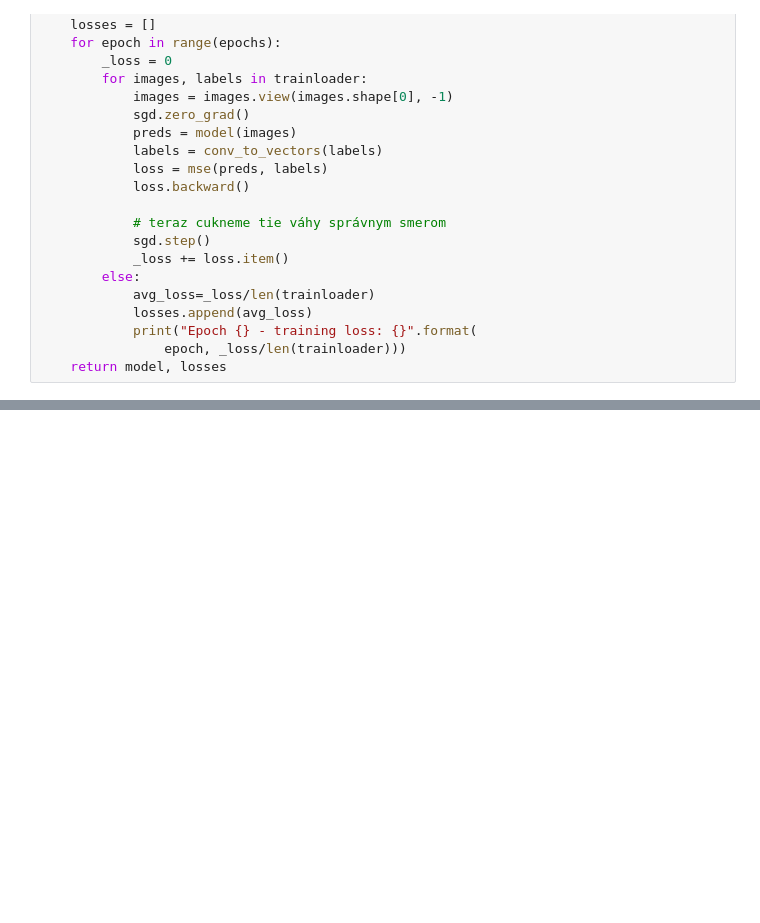
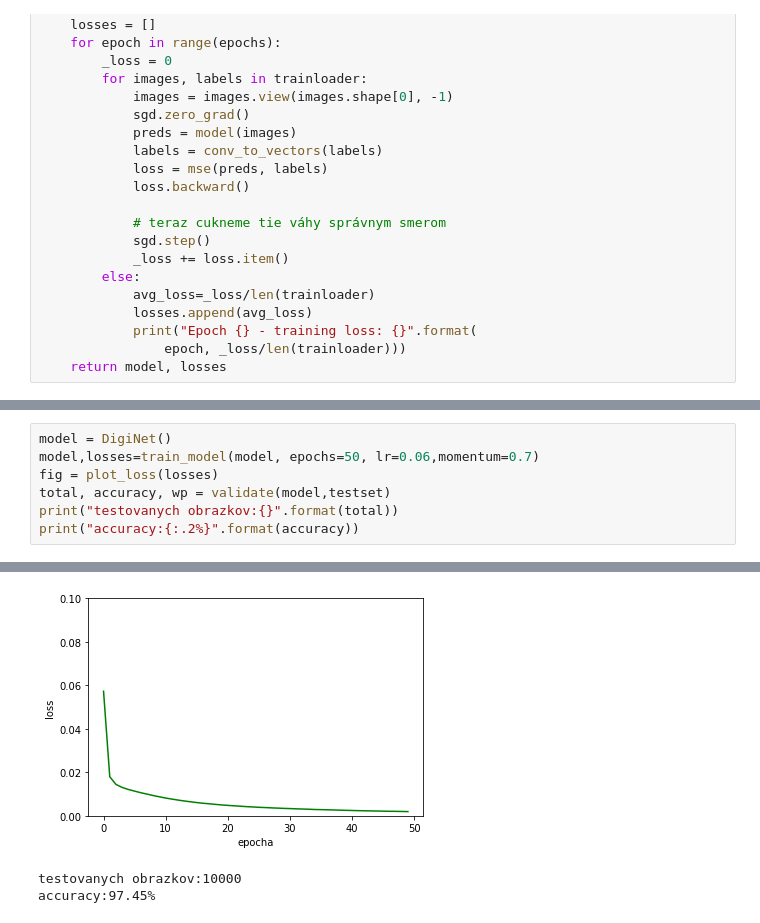
Before and after one commit to livi83/MNIST, a Jupyter notebook: projekt.ipynb, the cells around one changed output, grey strips where cells are left out. Drawn from its saved outputs; the diff is of its cells as text; blank space fills up the shorter version.

```diff
--- a/projekt.ipynb
+++ b/projekt.ipynb
@@ -416,0 +473,8 @@ fig = plot_loss(losses)
+# %%
+model = DigiNet()
+model,losses=train_model(model, epochs=50, lr=0.06,momentum=0.7)
+fig = plot_loss(losses)
+total, accuracy, wp = validate(model,testset)
+print("testovanych obrazkov:{}".format(total))
+print("accuracy:{:.2%}".format(accuracy))
+# %% [output]
@@ -416,0 +498,3 @@ fig = plot_loss(losses)
+[figure, added]
+testovanych obrazkov:10000
+accuracy:97.45%
```
Also changed, not shown: parts of 26 cells of this notebook.
